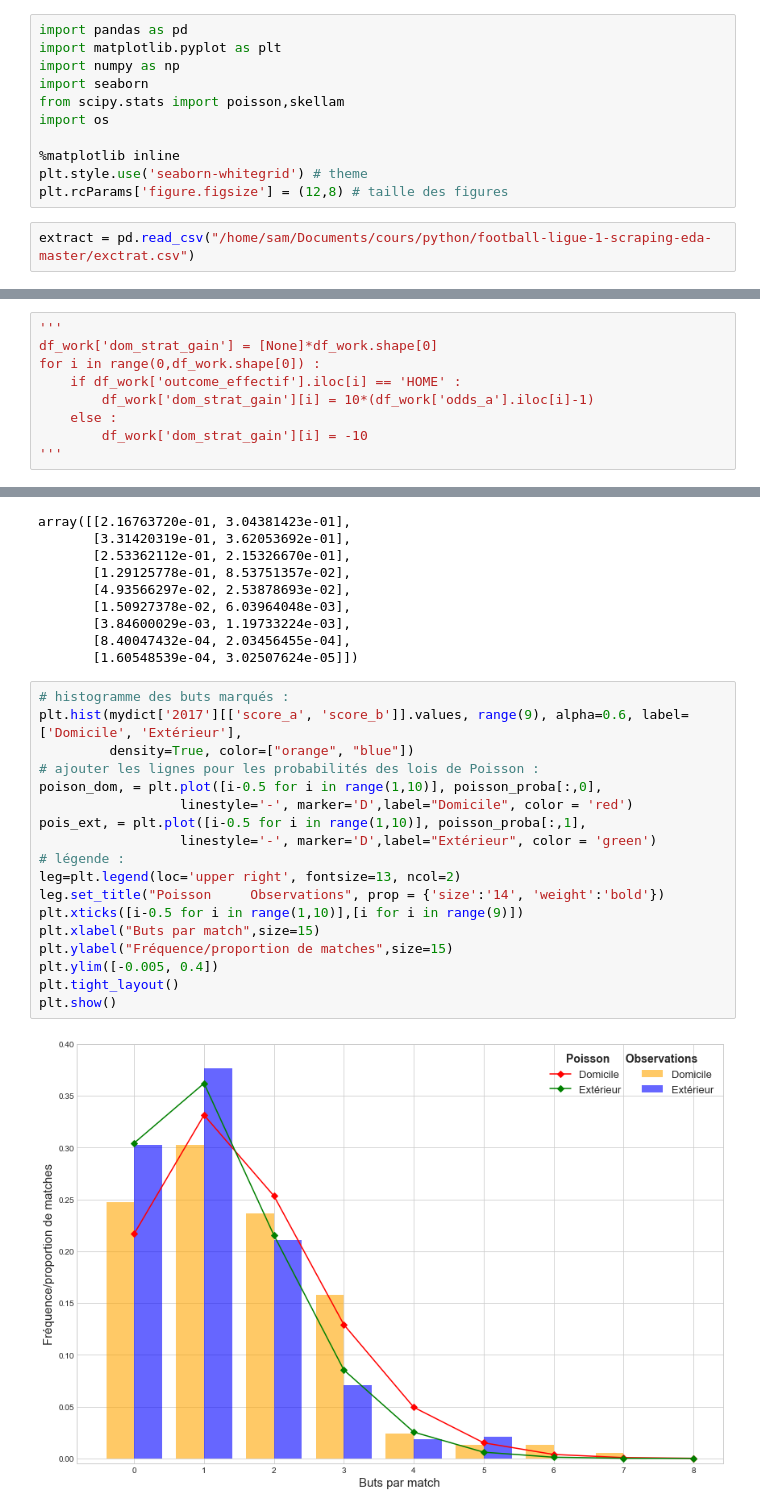
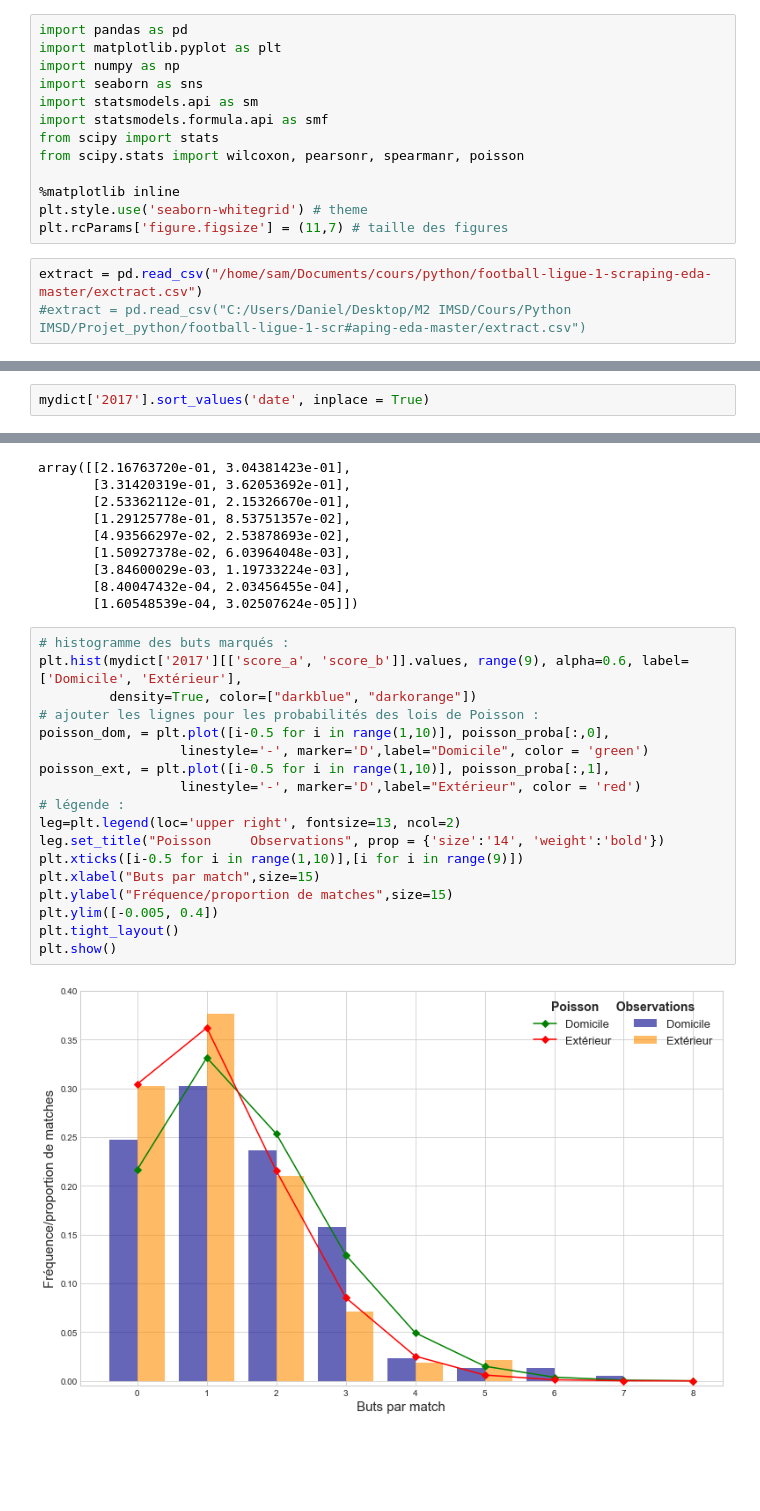
Before and after one commit to samirLazzali/football-ligue-1-scraping-eda, a Jupyter notebook: project_python.ipynb, the cells around one changed output, grey strips where cells are left out. Cells and saved outputs as stored; diff of their text form; blank space fills up the shorter version.

```diff
--- a/project_python.ipynb
+++ b/project_python.ipynb
@@ -6,12 +10,15 @@
 import pandas as pd
 import matplotlib.pyplot as plt
 import numpy as np
-import seaborn
-from scipy.stats import poisson,skellam
-import os
+import seaborn as sns
+import statsmodels.api as sm
+import statsmodels.formula.api as smf
+from scipy import stats
+from scipy.stats import wilcoxon, pearsonr, spearmanr, poisson
 
 %matplotlib inline
 plt.style.use('seaborn-whitegrid') # theme
-plt.rcParams['figure.figsize'] = (12,8) # taille des figures
+plt.rcParams['figure.figsize'] = (11,7) # taille des figures
 # %%
-extract = pd.read_csv("/home/sam/Documents/cours/python/football-ligue-1-scraping-eda-master/exctrat.csv")
+extract = pd.read_csv("/home/sam/Documents/cours/python/football-ligue-1-scraping-eda-master/exctract.csv")
+#extract = pd.read_csv("C:/Users/Daniel/Desktop/M2 IMSD/Cours/Python IMSD/Projet_python/football-ligue-1-scr#aping-eda-master/extract.csv")
@@ -212,12 +316,3 @@ for i in range(0,df_work.shape[0]) :
     else :
         draw_strat[i] = -10
 df_work['draw_strat_gain'] = draw_strat
-# %%
-'''
-df_work['dom_strat_gain'] = [None]*df_work.shape[0]
-for i in range(0,df_work.shape[0]) :
-    if df_work['outcome_effectif'].iloc[i] == 'HOME' :
-        df_work['dom_strat_gain'][i] = 10*(df_work['odds_a'].iloc[i]-1)
-    else :
-        df_work['dom_strat_gain'][i] = -10
-'''
@@ -313,0 +399,2 @@ Une fois le paramètre $\lambda$ obtenu, on peut désormais calculer la probabil
+# %%
+mydict['2017'].sort_values('date', inplace = True)
@@ -339,21 +430,21 @@ array([[2.16763720e-01, 3.04381423e-01],
 # %%
 # histogramme des buts marqués :
 plt.hist(mydict['2017'][['score_a', 'score_b']].values, range(9), alpha=0.6, label=['Domicile', 'Extérieur'],
-         density=True, color=["orange", "blue"])
+         density=True, color=["darkblue", "darkorange"])
 # ajouter les lignes pour les probabilités des lois de Poisson :
-poison_dom, = plt.plot([i-0.5 for i in range(1,10)], poisson_proba[:,0],
-                  linestyle='-', marker='D',label="Domicile", color = 'red')
-pois_ext, = plt.plot([i-0.5 for i in range(1,10)], poisson_proba[:,1],
-                  linestyle='-', marker='D',label="Extérieur", color = 'green')
+poisson_dom, = plt.plot([i-0.5 for i in range(1,10)], poisson_proba[:,0],
+                  linestyle='-', marker='D',label="Domicile", color = 'green')
+poisson_ext, = plt.plot([i-0.5 for i in range(1,10)], poisson_proba[:,1],
+                  linestyle='-', marker='D',label="Extérieur", color = 'red')
 # légende :
 leg=plt.legend(loc='upper right', fontsize=13, ncol=2)
 leg.set_title("Poisson     Observations", prop = {'size':'14', 'weight':'bold'})
 plt.xticks([i-0.5 for i in range(1,10)],[i for i in range(9)])
 plt.xlabel("Buts par match",size=15)
 plt.ylabel("Fréquence/proportion de matches",size=15)
 plt.ylim([-0.005, 0.4])
 plt.tight_layout()
 plt.show()
 # %% [output]
-[figure, old version]
+[figure, new version]
 # %% [markdown]
```
Also changed, not shown: parts of 54 cells of this notebook.
